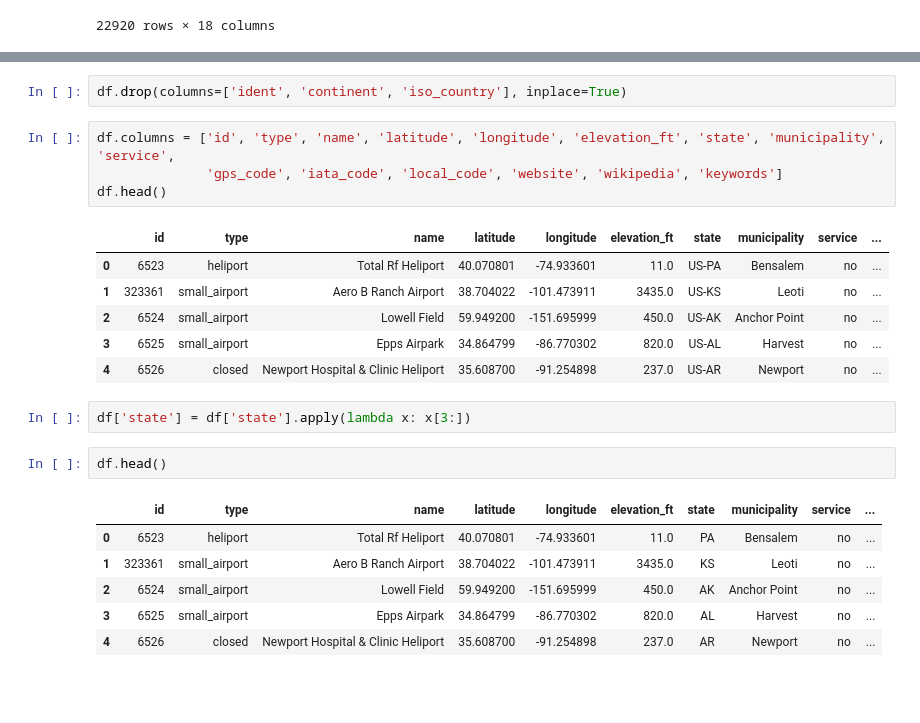
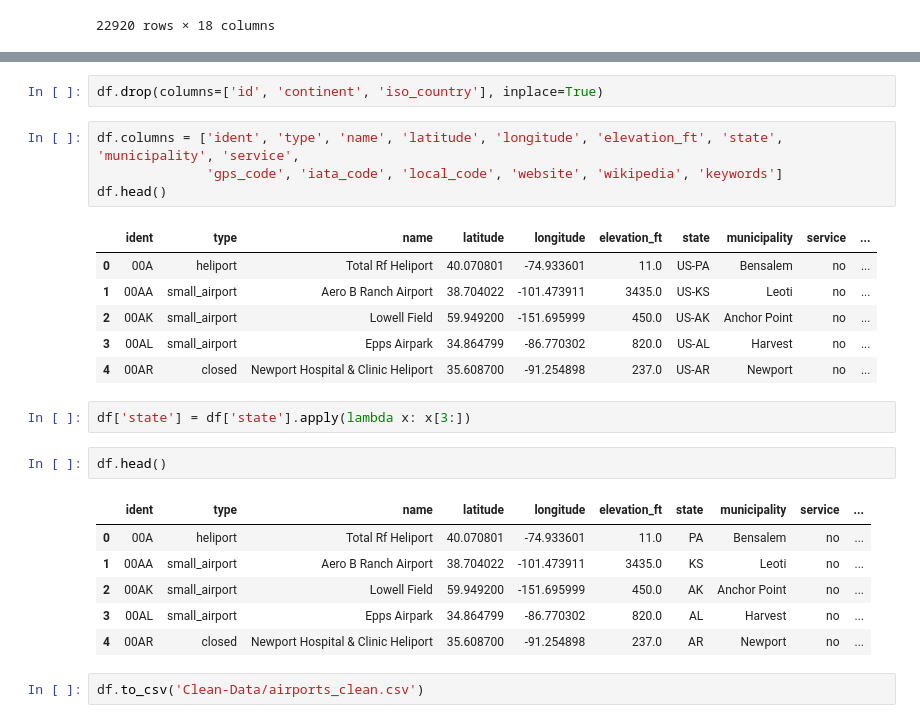
Before and after one commit to mpatterson73/US-Airports, a Jupyter notebook: ETL/airports.ipynb, the cells around one changed output, grey strips where cells are left out. Drawn from its saved outputs; the diff is of its cells as text; blank space fills up the shorter version.

Commit message:
finalize airports csv

```diff
--- a/ETL/airports.ipynb
+++ b/ETL/airports.ipynb
@@ -90,26 +90,28 @@ US-RI      35
 US-DC      21
 Name: iso_region, dtype: int64
 # %%
-df.drop(columns=['ident', 'continent', 'iso_country'], inplace=True)
+df.drop(columns=['id', 'continent', 'iso_country'], inplace=True)
 # %%
-df.columns = ['id', 'type', 'name', 'latitude', 'longitude', 'elevation_ft', 'state', 'municipality', 'service',
+df.columns = ['ident', 'type', 'name', 'latitude', 'longitude', 'elevation_ft', 'state', 'municipality', 'service',
               'gps_code', 'iata_code', 'local_code', 'website', 'wikipedia', 'keywords']
 df.head()
 # %% [output]
-|  | id | type | name | latitude | longitude | elevation_ft | state | municipality | service | ... |
-| 0 | 6523 | heliport | Total Rf Heliport | 40.070801 | -74.933601 | 11.0 | US-PA | Bensalem | no | ... |
-| 1 | 323361 | small_airport | Aero B Ranch Airport | 38.704022 | -101.473911 | 3435.0 | US-KS | Leoti | no | ... |
-| 2 | 6524 | small_airport | Lowell Field | 59.949200 | -151.695999 | 450.0 | US-AK | Anchor Point | no | ... |
-| 3 | 6525 | small_airport | Epps Airpark | 34.864799 | -86.770302 | 820.0 | US-AL | Harvest | no | ... |
-| 4 | 6526 | closed | Newport Hospital & Clinic Heliport | 35.608700 | -91.254898 | 237.0 | US-AR | Newport | no | ... |
+|  | ident | type | name | latitude | longitude | elevation_ft | state | municipality | service | ... |
+| 0 | 00A | heliport | Total Rf Heliport | 40.070801 | -74.933601 | 11.0 | US-PA | Bensalem | no | ... |
+| 1 | 00AA | small_airport | Aero B Ranch Airport | 38.704022 | -101.473911 | 3435.0 | US-KS | Leoti | no | ... |
+| 2 | 00AK | small_airport | Lowell Field | 59.949200 | -151.695999 | 450.0 | US-AK | Anchor Point | no | ... |
+| 3 | 00AL | small_airport | Epps Airpark | 34.864799 | -86.770302 | 820.0 | US-AL | Harvest | no | ... |
+| 4 | 00AR | closed | Newport Hospital & Clinic Heliport | 35.608700 | -91.254898 | 237.0 | US-AR | Newport | no | ... |
 # %%
 df['state'] = df['state'].apply(lambda x: x[3:])
 # %%
 df.head()
 # %% [output]
-|  | id | type | name | latitude | longitude | elevation_ft | state | municipality | service | ... |
-| 0 | 6523 | heliport | Total Rf Heliport | 40.070801 | -74.933601 | 11.0 | PA | Bensalem | no | ... |
-| 1 | 323361 | small_airport | Aero B Ranch Airport | 38.704022 | -101.473911 | 3435.0 | KS | Leoti | no | ... |
-| 2 | 6524 | small_airport | Lowell Field | 59.949200 | -151.695999 | 450.0 | AK | Anchor Point | no | ... |
-| 3 | 6525 | small_airport | Epps Airpark | 34.864799 | -86.770302 | 820.0 | AL | Harvest | no | ... |
-| 4 | 6526 | closed | Newport Hospital & Clinic Heliport | 35.608700 | -91.254898 | 237.0 | AR | Newport | no | ... |
+|  | ident | type | name | latitude | longitude | elevation_ft | state | municipality | service | ... |
+| 0 | 00A | heliport | Total Rf Heliport | 40.070801 | -74.933601 | 11.0 | PA | Bensalem | no | ... |
+| 1 | 00AA | small_airport | Aero B Ranch Airport | 38.704022 | -101.473911 | 3435.0 | KS | Leoti | no | ... |
+| 2 | 00AK | small_airport | Lowell Field | 59.949200 | -151.695999 | 450.0 | AK | Anchor Point | no | ... |
+| 3 | 00AL | small_airport | Epps Airpark | 34.864799 | -86.770302 | 820.0 | AL | Harvest | no | ... |
+| 4 | 00AR | closed | Newport Hospital & Clinic Heliport | 35.608700 | -91.254898 | 237.0 | AR | Newport | no | ... |
+# %%
+df.to_csv('Clean-Data/airports_clean.csv')
```
Also changed, not shown: 3 other files.
